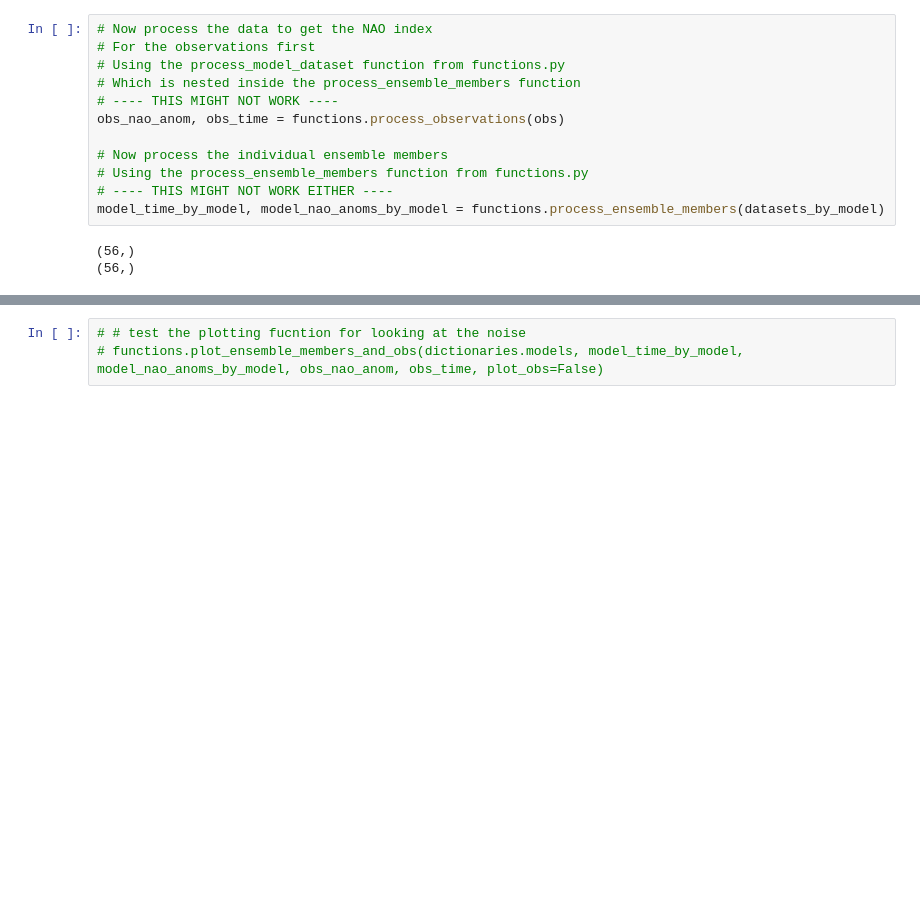
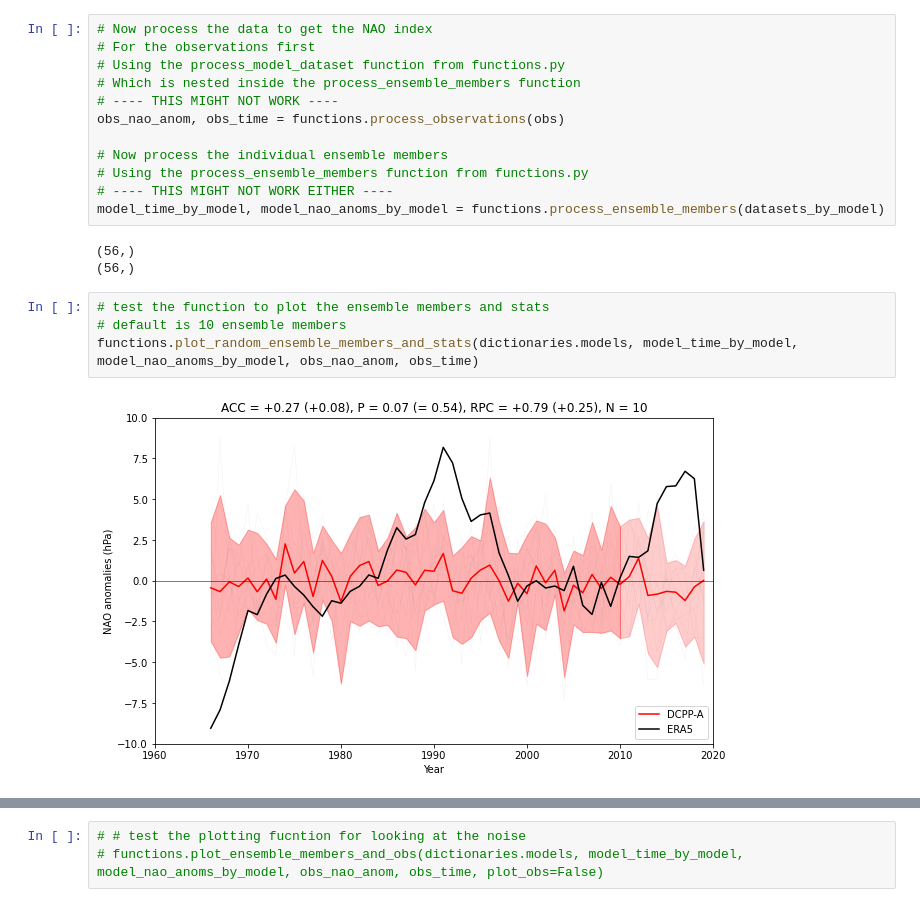
Before and after one commit to benhutchmet/multi-model-jasmin, a Jupyter notebook: plotting.ipynb, the cells around one changed output, grey strips where cells are left out. Drawn from its saved outputs; the diff is of its cells as text; blank space fills up the shorter version.

Commit message:
comit beforen pull on vscode end, testing optimisation of the most skilful ensemble members

```diff
--- a/plotting.ipynb
+++ b/plotting.ipynb
@@ -33,3 +33,9 @@ model_time_by_model, model_nao_anoms_by_model = functions.process_ensemble_membe
 # %% [output]
 (56,)
 (56,)
+# %%
+# test the function to plot the ensemble members and stats
+# default is 10 ensemble members
+functions.plot_random_ensemble_members_and_stats(dictionaries.models, model_time_by_model, model_nao_anoms_by_model, obs_nao_anom, obs_time)
+# %% [output]
+[figure, added]
```
Also changed, not shown: parts of 3 cells of this notebook, 1 other file.
